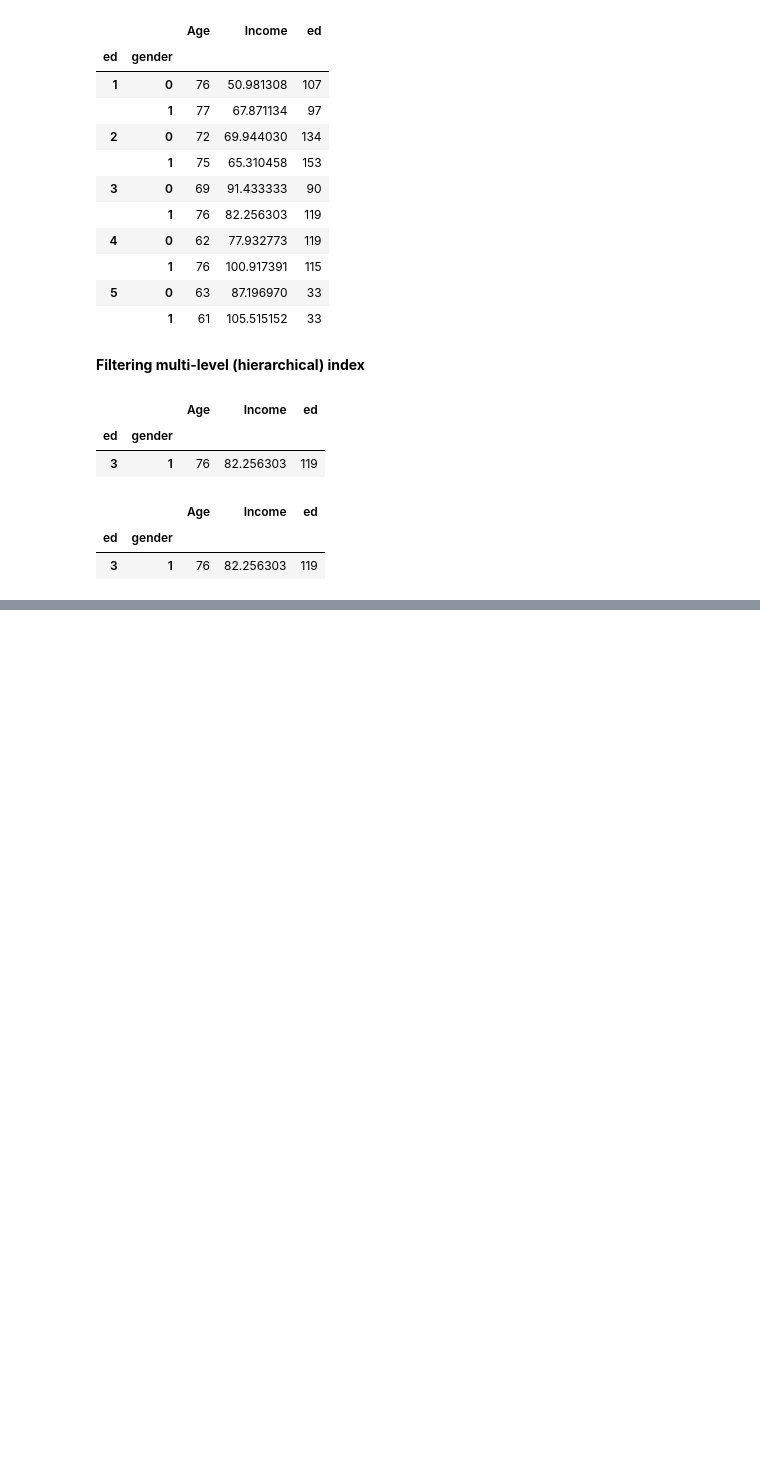
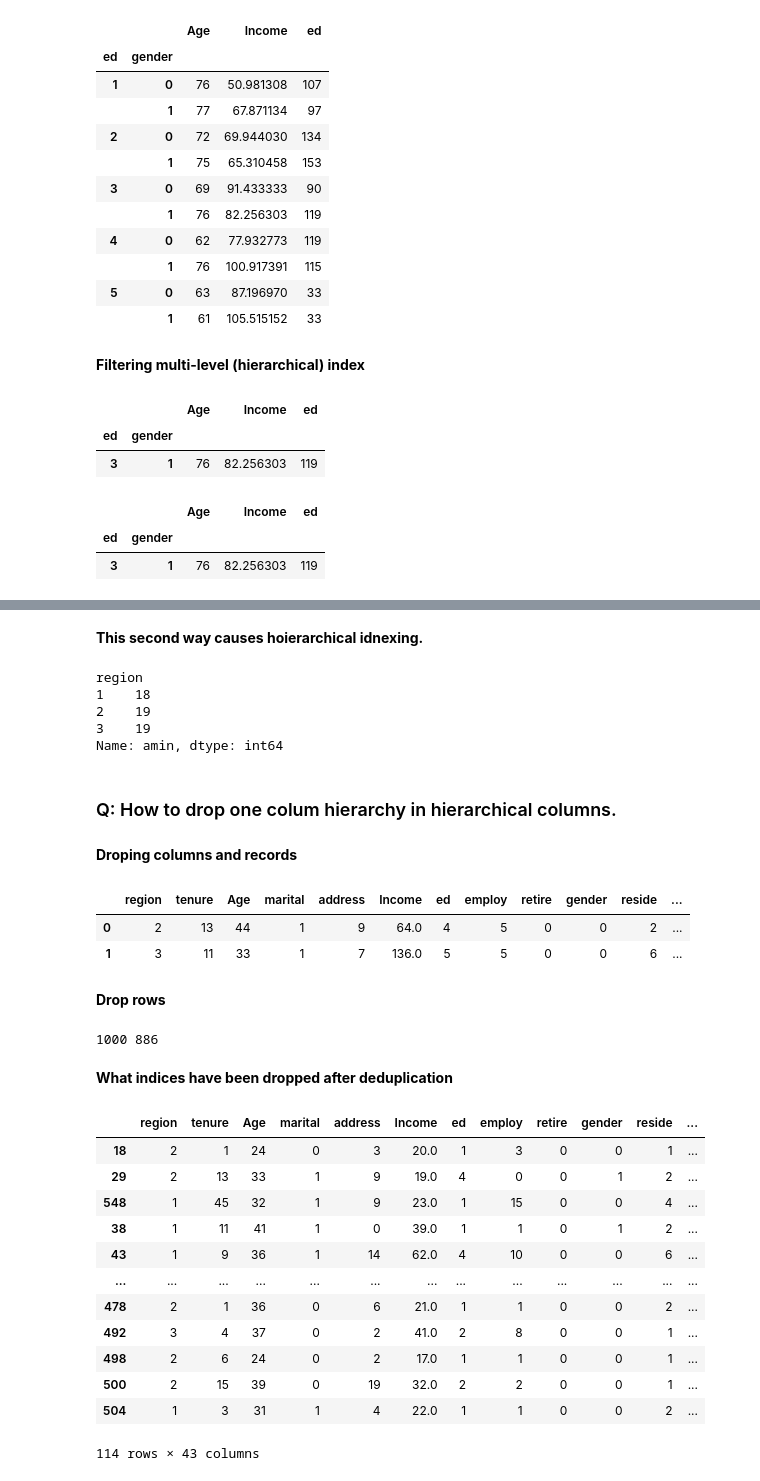
Before and after one commit to ErfanEbrahimiBazaz/pandas_tutorials, a Jupyter notebook: pandas general commands.ipynb, the cells around one changed output, grey strips where cells are left out. Cells and saved outputs as stored; diff of their text form; code cells hidden in the pictures; blank space fills up the shorter version.

```diff
--- a/pandas general commands.ipynb
+++ b/pandas general commands.ipynb
@@ -1405,0 +1441,23 @@ a.iloc[(a.index.get_level_values(0) == 3) & (a.index.get_level_values(1) == 1) ]
+# %% [markdown]
+**This second way causes hoierarchical idnexing.**
+# %%
+df3['Age']['amin']
+# %% [output]
+region
+1    18
+2    19
+3    19
+Name: amin, dtype: int64
+# %% [markdown]
+### Q: How to drop one colum hierarchy in hierarchical columns.
+# %% [markdown]
+**Droping columns and records**
+# %%
+df.drop(['reside'], axis=1)
+df.head(2)
+# %% [output]
+|  | region | tenure | Age | marital | address | Income | ed | employ | retire | gender | reside | ... |
+| 0 | 2 | 13 | 44 | 1 | 9 | 64.0 | 4 | 5 | 0 | 0 | 2 | ... |
+| 1 | 3 | 11 | 33 | 1 | 7 | 136.0 | 5 | 5 | 0 | 0 | 6 | ... |
+# %% [markdown]
+**Drop rows**
@@ -1405,0 +1466,29 @@ a.iloc[(a.index.get_level_values(0) == 3) & (a.index.get_level_values(1) == 1) ]
+# %%
+df_ = df.drop_duplicates(subset=['Age', 'Income'], keep='last')
+# keep = 'last', 'first', False
+print(len(df), len(df_))
+# %% [output]
+1000 886
+# %% [markdown]
+**What indices have been dropped after deduplication**
+# %%
+idx1 = set(df.index)
+idx2 = set(df_.index)
+idx_diff = idx1.difference(idx2)
+df.iloc[list(idx_diff)]
+# without list() it will raise error: TypeError: int() argument must be a string, a bytes-like object or a number, not 'set'
+# iloc[] expects a list not a set.
+# %% [output]
+|  | region | tenure | Age | marital | address | Income | ed | employ | retire | gender | reside | ... |
+| 18 | 2 | 1 | 24 | 0 | 3 | 20.0 | 1 | 3 | 0 | 0 | 1 | ... |
+| 29 | 2 | 13 | 33 | 1 | 9 | 19.0 | 4 | 0 | 0 | 1 | 2 | ... |
+| 548 | 1 | 45 | 32 | 1 | 9 | 23.0 | 1 | 15 | 0 | 0 | 4 | ... |
+| 38 | 1 | 11 | 41 | 1 | 0 | 39.0 | 1 | 1 | 0 | 1 | 2 | ... |
+| 43 | 1 | 9 | 36 | 1 | 14 | 62.0 | 4 | 10 | 0 | 0 | 6 | ... |
+| ... | ... | ... | ... | ... | ... | ... | ... | ... | ... | ... | ... | ... |
+| 478 | 2 | 1 | 36 | 0 | 6 | 21.0 | 1 | 1 | 0 | 0 | 2 | ... |
+| 492 | 3 | 4 | 37 | 0 | 2 | 41.0 | 2 | 8 | 0 | 0 | 1 | ... |
+| 498 | 2 | 6 | 24 | 0 | 2 | 17.0 | 1 | 1 | 0 | 0 | 1 | ... |
+| 500 | 2 | 15 | 39 | 0 | 19 | 32.0 | 2 | 2 | 0 | 0 | 1 | ... |
+| 504 | 1 | 3 | 31 | 1 | 4 | 22.0 | 1 | 1 | 0 | 0 | 2 | ... |
+114 rows × 43 columns
```
Also changed, not shown: parts of 17 cells of this notebook.
